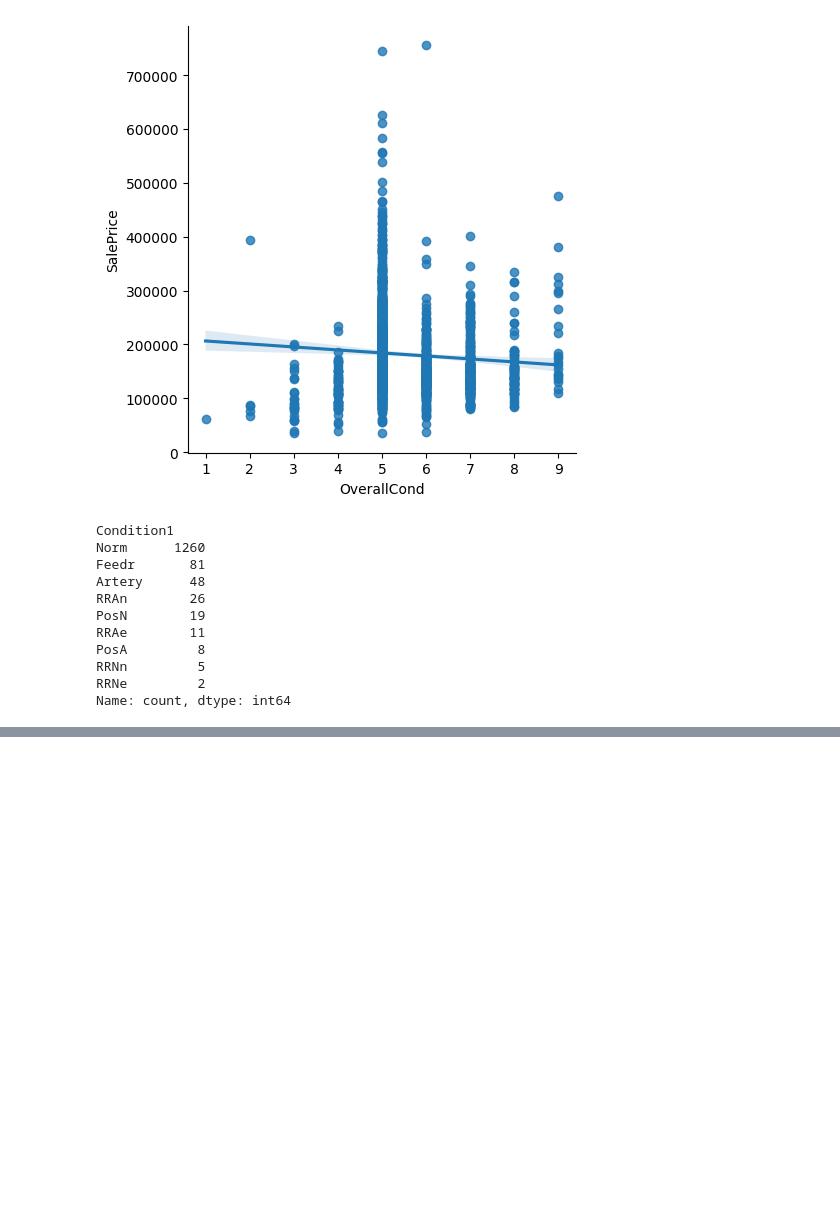
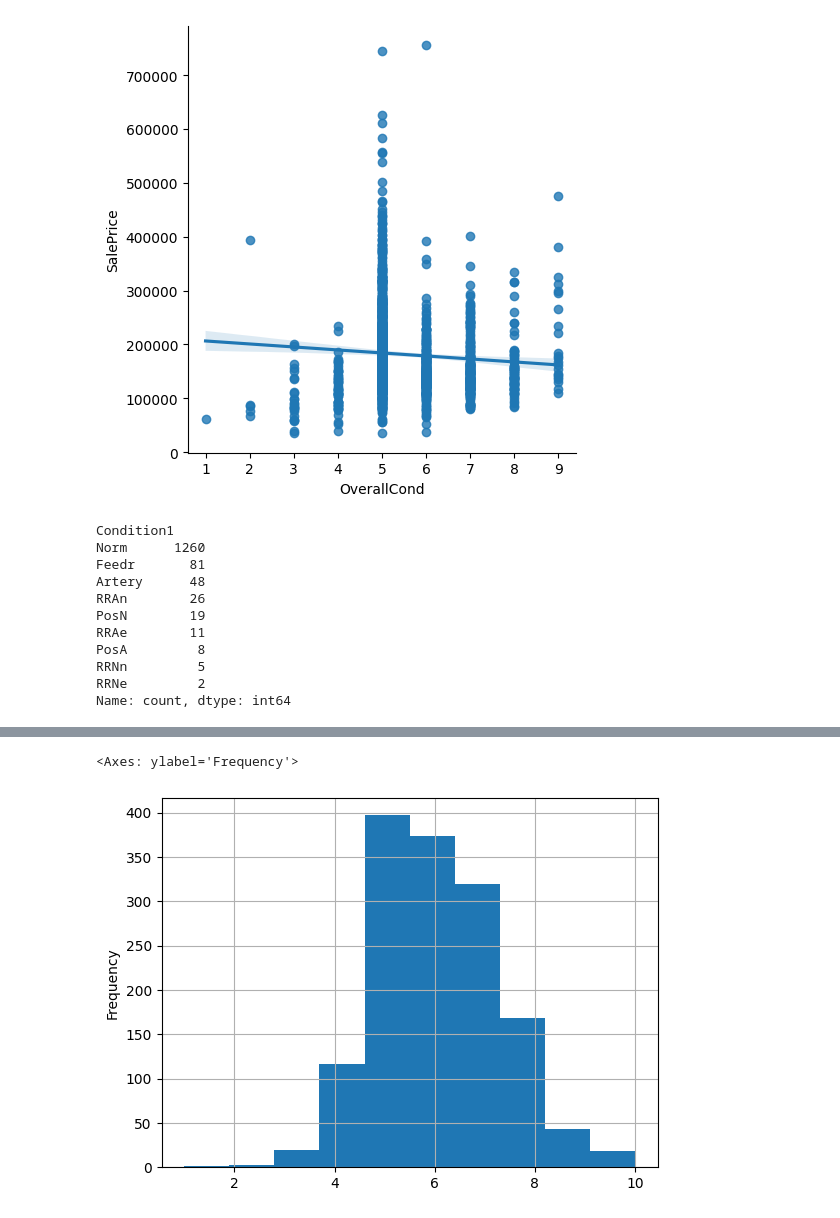
Before and after one commit to kaustubhnair02/OrionInternship-23, a Jupyter notebook: notebooks/EDA.ipynb, the cells around one changed output, grey strips where cells are left out. Saved outputs shown, nothing was run; the diff lists cells and outputs as text; code cells hidden in the pictures; blank space fills up the shorter version.

```diff
--- a/notebooks/EDA.ipynb
+++ b/notebooks/EDA.ipynb
@@ -275,0 +317,5 @@ Name: count, dtype: int64
+# %%
+df["OverallQual"].plot(kind='hist',grid=True)
+# %% [output]
+<Axes: ylabel='Frequency'>
+[figure, added]
```
Also changed, not shown: parts of 10 cells of this notebook, 5 other files.
